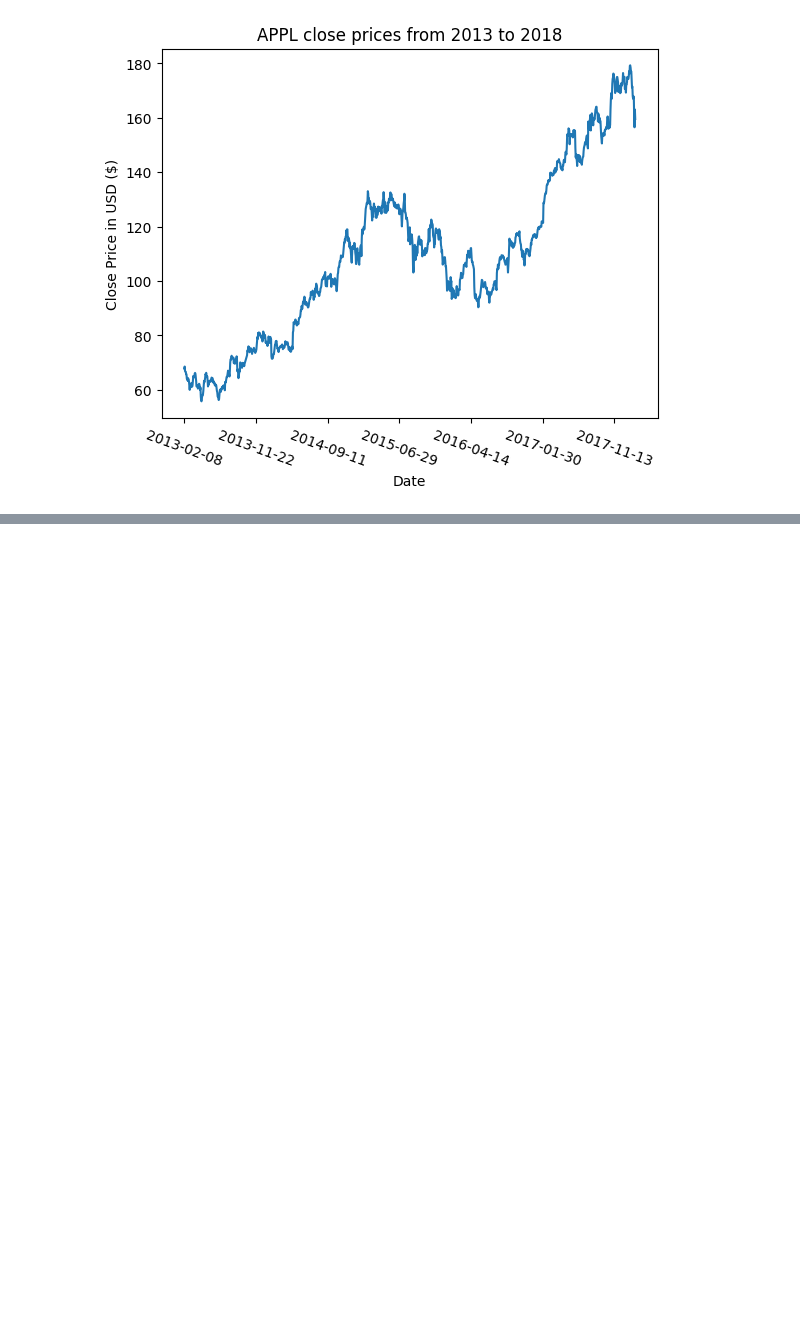
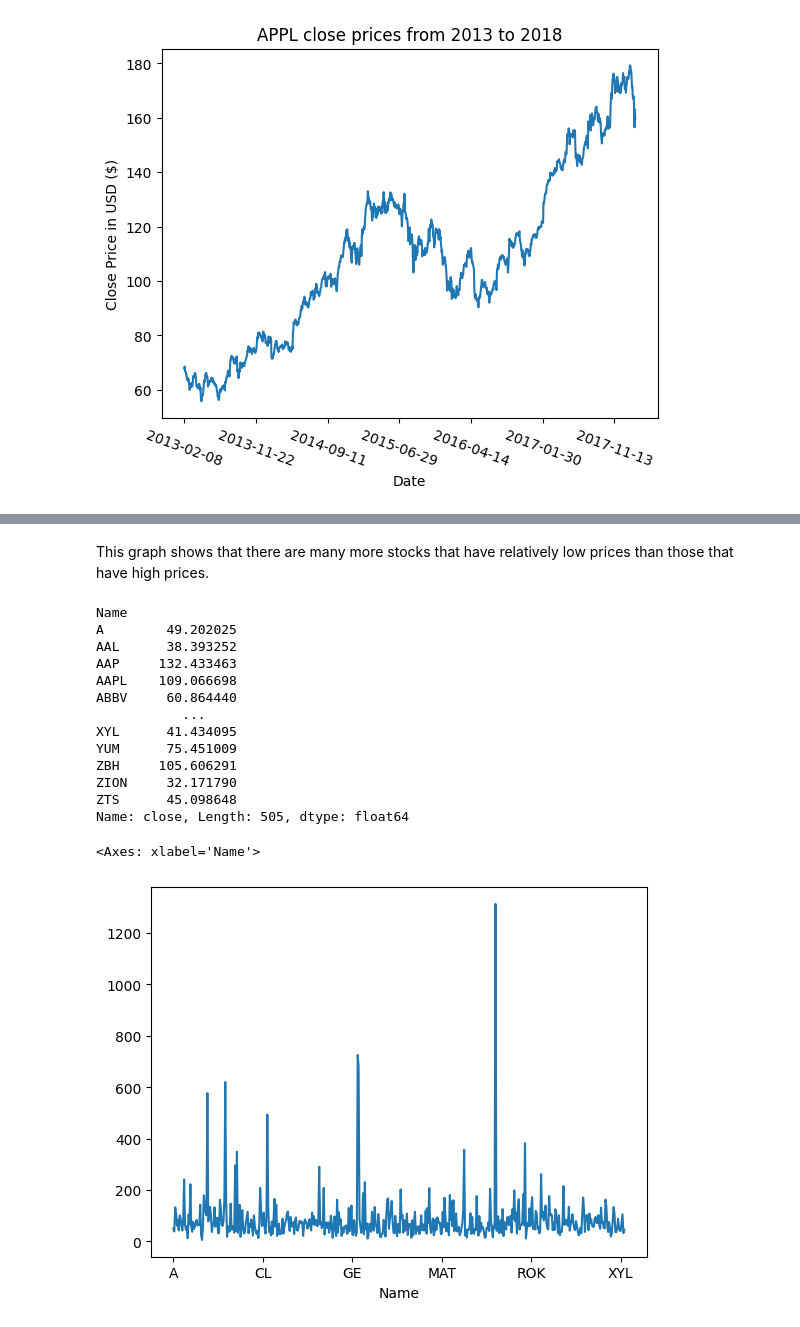
Before and after one commit to mizaagi/bigdatascience-2, a Jupyter notebook: notebook.ipynb, the cells around one changed output, grey strips where cells are left out. Drawn from its saved outputs; the diff is of its cells as text; code cells hidden in the pictures; blank space fills up the shorter version.

```diff
--- a/notebook.ipynb
+++ b/notebook.ipynb
@@ -24,0 +46,22 @@ sorted_df
+# %% [markdown]
+This graph shows that there are many more stocks that have relatively low prices than those that have high prices.
+# %%
+sorted_mean_df = all_df.groupby('Name')['close'].mean()
+print(sorted_mean_df)
+sorted_mean_df.plot()
+# %% [output]
+Name
+A        49.202025
+AAL      38.393252
+AAP     132.433463
+AAPL    109.066698
+ABBV     60.864440
+           ...
+XYL      41.434095
+YUM      75.451009
+ZBH     105.606291
+ZION     32.171790
+ZTS      45.098648
+Name: close, Length: 505, dtype: float64
+<Axes: xlabel='Name'>
+[figure, added]
```
Also changed, not shown: parts of 4 cells of this notebook.
